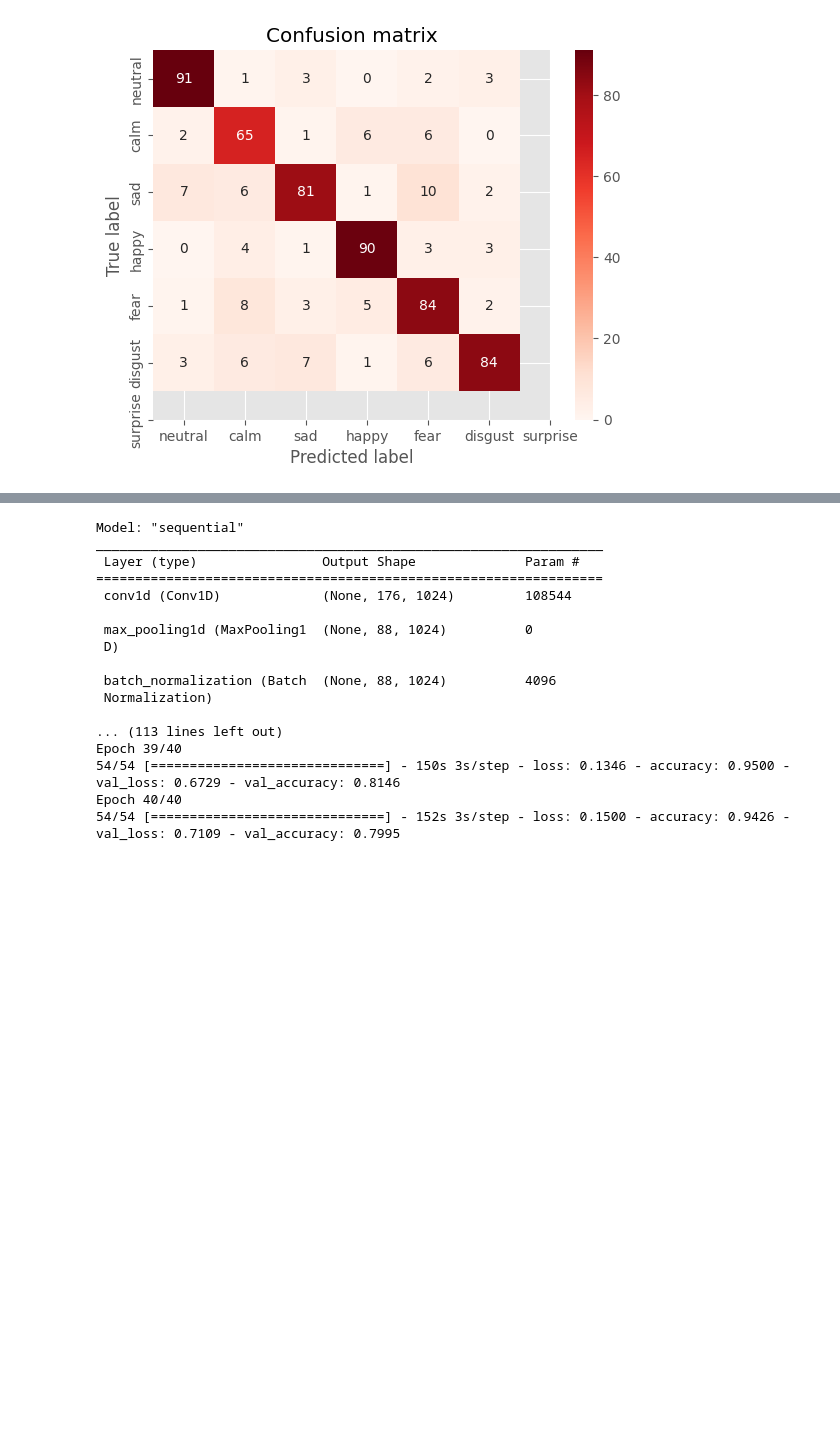
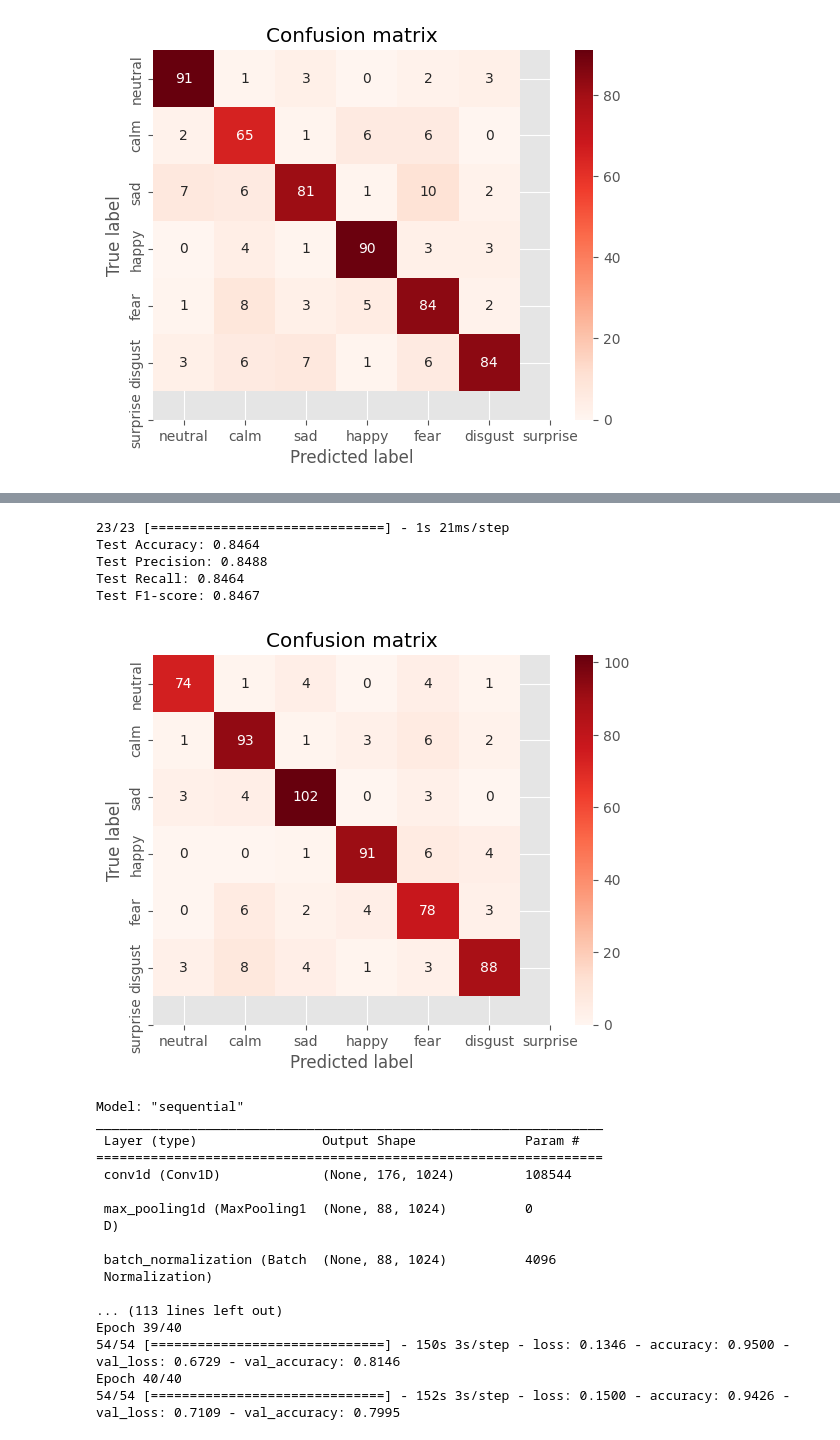
Before and after one commit to gauravksingh16/speech-emotion-recognition-CNN-GRU, a Jupyter notebook: SER.ipynb, the cells around one changed output, grey strips where cells are left out. Saved outputs shown, nothing was run; the diff lists cells and outputs as text; code cells hidden in the pictures; blank space fills up the shorter version.

```diff
--- a/SER.ipynb
+++ b/SER.ipynb
@@ -456,3 +490,38 @@ Epoch 3/50
+# %%
+from sklearn.metrics import confusion_matrix
+from sklearn.metrics import accuracy_score, precision_score, recall_score, f1_score
+import seaborn as sns
+
+y_test_class = to_categorical(y_test, 7)
+
+y_pred = np.argmax(model_cnn.predict(X_test), axis=1)
+labels = ['neutral', 'calm', 'sad', 'happy', 'fear', 'disgust', 'surprise']
+cm = confusion_matrix(np.argmax(y_test_class, axis=1), y_pred, labels=range(6))
+
+# Calculate evaluation metrics
+accuracy_test = accuracy_score(np.argmax(y_test_class, axis=1), y_pred)
+precision_test = precision_score(np.argmax(y_test_class, axis=1), y_pred, average='weighted')
+recall_test = recall_score(np.argmax(y_test_class, axis=1), y_pred, average='weighted')
+f1_test = f1_score(np.argmax(y_test_class, axis=1), y_pred, average='weighted')
+
+# Print or display the evaluation metrics
+print(f'Test Accuracy: {accuracy_test:.4f}')
+print(f'Test Precision: {precision_test:.4f}')
+print(f'Test Recall: {recall_test:.4f}')
+print(f'Test F1-score: {f1_test:.4f}')
+
+sns.heatmap(cm, annot=True, fmt='d', cmap='Reds', xticklabels=labels, yticklabels=labels)
+plt.xlabel('Predicted label')
+plt.ylabel('True label')
+plt.title('Confusion matrix')
+plt.show()
+# %% [output]
+23/23 [==============================] - 1s 21ms/step
+Test Accuracy: 0.8464
+Test Precision: 0.8488
+Test Recall: 0.8464
+Test F1-score: 0.8467
+[figure, added]
 # %%
 from tensorflow.keras.models import Sequential
 from tensorflow.keras.layers import Conv1D, MaxPooling1D, LSTM, Dense, Dropout, BatchNormalization
```
Also changed, not shown: parts of 8 cells of this notebook.
